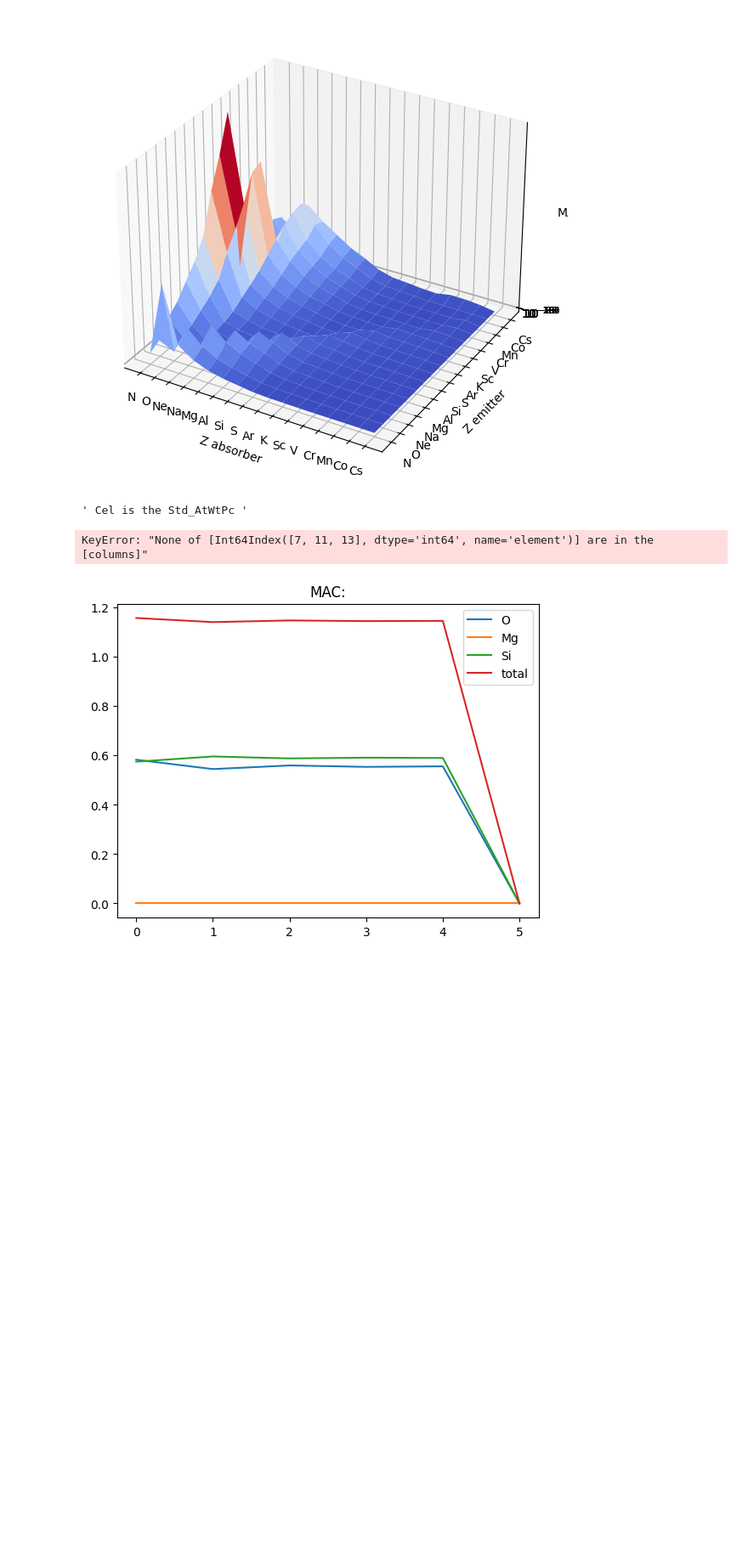
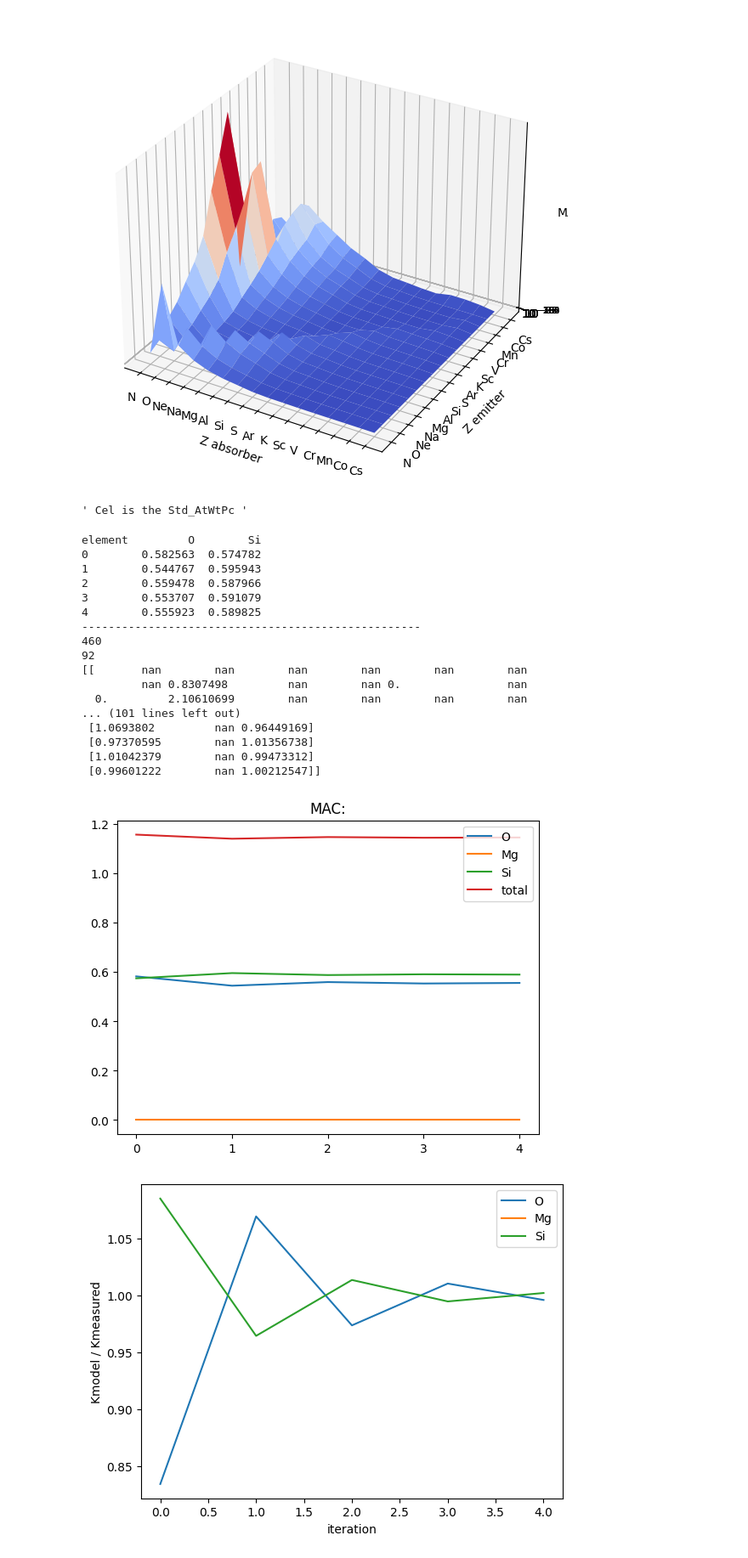
Before and after one commit to khalilhas/Quantification_PAP, a Jupyter notebook: PAP_v7.ipynb, the cells around one changed output. Shown at 85% size. Drawn from its saved outputs; the diff is of its cells as text; code cells hidden in the pictures; blank space fills up the shorter version.

```diff
--- a/PAP_v7.ipynb
+++ b/PAP_v7.ipynb
@@ -207,7 +206,7 @@ IntPaPsp_t = np.zeros((ntests, 92))
 KRatiosMdl = IntPaPsp_t
 KRatiosMdlNorm = IntPaPsp_t
 
-Csps = np.zeros((ntests+1, 92))
+Csps = np.zeros((ntests, 92))
 Csp_t = Csp_i
 Csps[0,:] = Csp_t
 """"""""""""""""""""" VERIFIED UNTIL HERE """""""""""""""""""""
@@ -222,41 +221,69 @@ for i in range(ntests):
     rat = sumKmsrd/sumKmdl
     Csp_t = Csp_t * KRatiosMsrd/(IntRatio * rat)
     np.nan_to_num(Csp_t, copy=False, nan=0, neginf=0, posinf=0)
-    KRatiosMdl = IntRatio * rat
+    KRatiosMdl[i,:] = IntRatio * rat
     Csps[i,:] = Csp_t
 
 df = pd.DataFrame(Csps, columns=elements_df.element[elements_df.index < 92])
 
-print(df[df != 0])
+print(df.loc[:, df.ne(0).any()])
 
 # Assuming Csps, KRatiosMdl, KRatiosMsrd, j, and Macfilename are defined
 Tot = np.nansum(Csps, axis=1)
 
 plt.figure()
 plt.plot(Csps[:, [7, 11, 13]])  # Python indexing starts at 0
 plt.plot(Tot)
+plt.xticks(np.arange(0, ntests, 1))
 plt.legend(['O', 'Mg', 'Si', 'total'])
 plt.title(f'MAC:')
 
 whichEl = [7, 11, 13]  # Python indexing starts at 0
 nselecEl = len(whichEl)
+# print('KratioMdl')
 # print(KRatiosMdl)
-# print('---------------------------------------------------')
+# print('KratiosMsrd')
 # print(KRatiosMsrd)
-Kdiv = KRatiosMdl[whichEl] / KRatiosMsrd[j, whichEl]
+print('---------------------------------------------------')
+# print(KRatiosMsrd[:, whichEl])
+print(KRatiosMdl.size)
+print(KRatiosMsrd.size)
+print(KRatiosMdl)
+print(KRatiosMsrd)
+j = 0 # standard used
+Kdiv = KRatiosMdl[:,whichEl] / KRatiosMsrd[j][whichEl]
+print(Kdiv)
 
 plt.figure()
 plt.plot(Kdiv)
+
+
 # print(Kdiv)
 plt.legend([NameEl[i] for i in whichEl])
 plt.ylabel('Kmodel / Kmeasured')
 plt.xlabel('iteration')
-
 plt.show()
 
 # print(IntPaPsp_t)
 # print('#########################################################')
 # print(Csps)
 # %% [output]
-KeyError: "None of [Int64Index([7, 11, 13], dtype='int64', name='element')] are in the [columns]"
+element         O        Si
+0        0.582563  0.574782
+1        0.544767  0.595943
+2        0.559478  0.587966
+3        0.553707  0.591079
+4        0.555923  0.589825
+---------------------------------------------------
+460
+92
+[[       nan        nan        nan        nan        nan        nan
+         nan 0.8307498         nan        nan 0.                nan
+  0.         2.10610699        nan        nan        nan        nan
+... (101 lines left out)
+ [1.0693802         nan 0.96449169]
+ [0.97370595        nan 1.01356738]
+ [1.01042379        nan 0.99473312]
+ [0.99601222        nan 1.00212547]]
-[figure, old version]
+[figure, new version]
+[figure, added]
```
Also changed, not shown: parts of 1 cell of this notebook.
